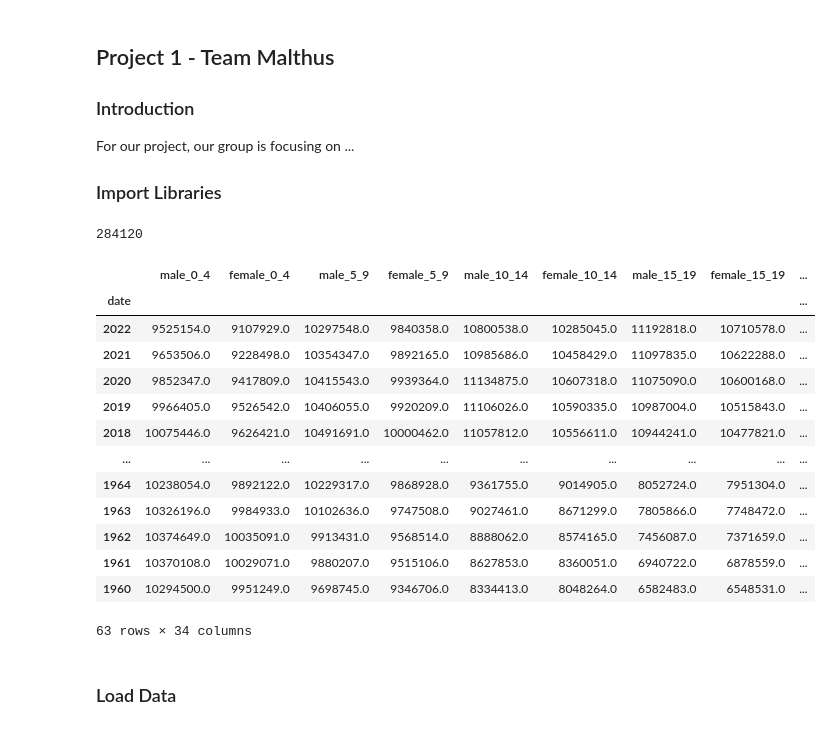
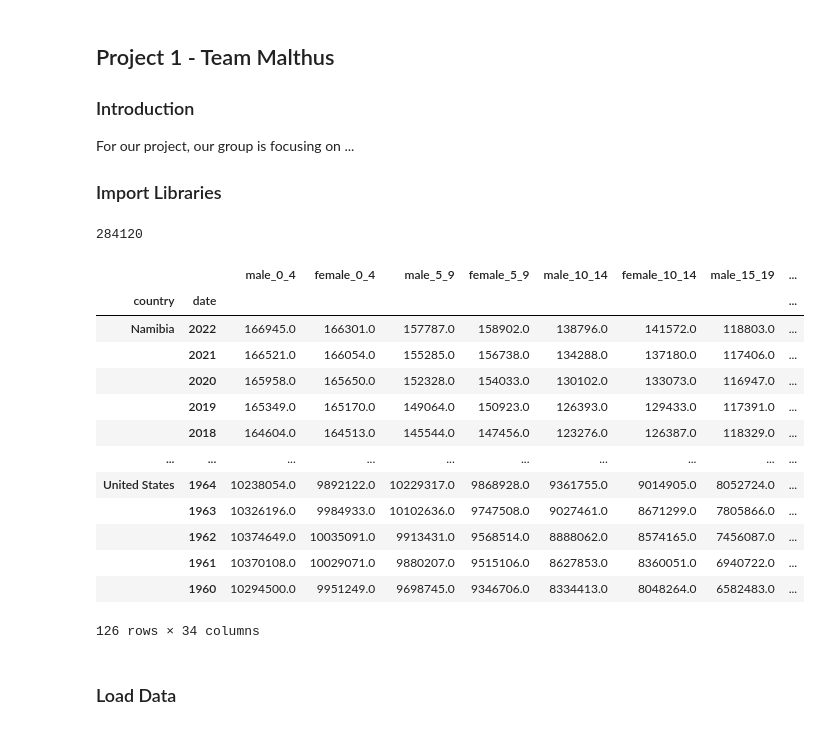
Before and after one commit to Chris-Nicholas-collaborators/EEP153_team_Malthus, a Jupyter notebook: Project1/project1.ipynb, the cells around one changed output. Saved outputs shown, nothing was run; the diff lists cells and outputs as text; code cells hidden in the pictures.

```diff
--- a/Project1/project1.ipynb
+++ b/Project1/project1.ipynb
@@ -6,39 +6,39 @@ For our project, our group is focusing on ...
 # %%
 import sys
 import os
 
 sys.path.append('./src')
 
 from team_malthus import pop
 
 # get the scalar population
 test_pop = pop.population(
         year=2020,
         sex="m",
         age_range="13-24",
         place="NAM")
 
 print(test_pop)
 
 # get a dataframe with bucketed stats for a country
-test_df = pop.population_df("USA")
+test_df = pop.population_df(["USA", "NAM"])
 display(test_df)
 # %% [output]
 284120
-|  | male_0_4 | female_0_4 | male_5_9 | female_5_9 | male_10_14 | female_10_14 | male_15_19 | female_15_19 | ... |
-| date |  |  |  |  |  |  |  |  | ... |
-| 2022 | 9525154.0 | 9107929.0 | 10297548.0 | 9840358.0 | 10800538.0 | 10285045.0 | 11192818.0 | 10710578.0 | ... |
-| 2021 | 9653506.0 | 9228498.0 | 10354347.0 | 9892165.0 | 10985686.0 | 10458429.0 | 11097835.0 | 10622288.0 | ... |
-| 2020 | 9852347.0 | 9417809.0 | 10415543.0 | 9939364.0 | 11134875.0 | 10607318.0 | 11075090.0 | 10600168.0 | ... |
-| 2019 | 9966405.0 | 9526542.0 | 10406055.0 | 9920209.0 | 11106026.0 | 10590335.0 | 10987004.0 | 10515843.0 | ... |
-| 2018 | 10075446.0 | 9626421.0 | 10491691.0 | 10000462.0 | 11057812.0 | 10556611.0 | 10944241.0 | 10477821.0 | ... |
+|  |  | male_0_4 | female_0_4 | male_5_9 | female_5_9 | male_10_14 | female_10_14 | male_15_19 | ... |
+| country | date |  |  |  |  |  |  |  | ... |
+| Namibia | 2022 | 166945.0 | 166301.0 | 157787.0 | 158902.0 | 138796.0 | 141572.0 | 118803.0 | ... |
+|  | 2021 | 166521.0 | 166054.0 | 155285.0 | 156738.0 | 134288.0 | 137180.0 | 117406.0 | ... |
+|  | 2020 | 165958.0 | 165650.0 | 152328.0 | 154033.0 | 130102.0 | 133073.0 | 116947.0 | ... |
+|  | 2019 | 165349.0 | 165170.0 | 149064.0 | 150923.0 | 126393.0 | 129433.0 | 117391.0 | ... |
+|  | 2018 | 164604.0 | 164513.0 | 145544.0 | 147456.0 | 123276.0 | 126387.0 | 118329.0 | ... |
 | ... | ... | ... | ... | ... | ... | ... | ... | ... | ... |
-| 1964 | 10238054.0 | 9892122.0 | 10229317.0 | 9868928.0 | 9361755.0 | 9014905.0 | 8052724.0 | 7951304.0 | ... |
-| 1963 | 10326196.0 | 9984933.0 | 10102636.0 | 9747508.0 | 9027461.0 | 8671299.0 | 7805866.0 | 7748472.0 | ... |
-| 1962 | 10374649.0 | 10035091.0 | 9913431.0 | 9568514.0 | 8888062.0 | 8574165.0 | 7456087.0 | 7371659.0 | ... |
-| 1961 | 10370108.0 | 10029071.0 | 9880207.0 | 9515106.0 | 8627853.0 | 8360051.0 | 6940722.0 | 6878559.0 | ... |
-| 1960 | 10294500.0 | 9951249.0 | 9698745.0 | 9346706.0 | 8334413.0 | 8048264.0 | 6582483.0 | 6548531.0 | ... |
+| United States | 1964 | 10238054.0 | 9892122.0 | 10229317.0 | 9868928.0 | 9361755.0 | 9014905.0 | 8052724.0 | ... |
+|  | 1963 | 10326196.0 | 9984933.0 | 10102636.0 | 9747508.0 | 9027461.0 | 8671299.0 | 7805866.0 | ... |
+|  | 1962 | 10374649.0 | 10035091.0 | 9913431.0 | 9568514.0 | 8888062.0 | 8574165.0 | 7456087.0 | ... |
+|  | 1961 | 10370108.0 | 10029071.0 | 9880207.0 | 9515106.0 | 8627853.0 | 8360051.0 | 6940722.0 | ... |
+|  | 1960 | 10294500.0 | 9951249.0 | 9698745.0 | 9346706.0 | 8334413.0 | 8048264.0 | 6582483.0 | ... |
-63 rows × 34 columns
+126 rows × 34 columns
 # %%
 import wbdata
 import pandas as pd
```
Also changed, not shown: 1 other file.
